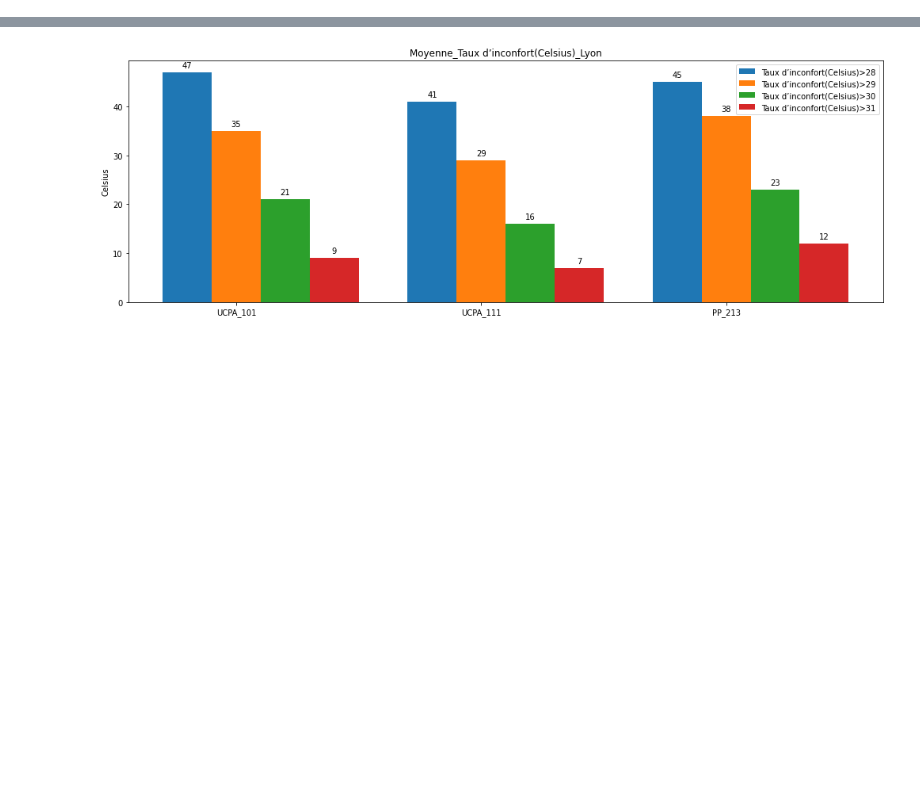
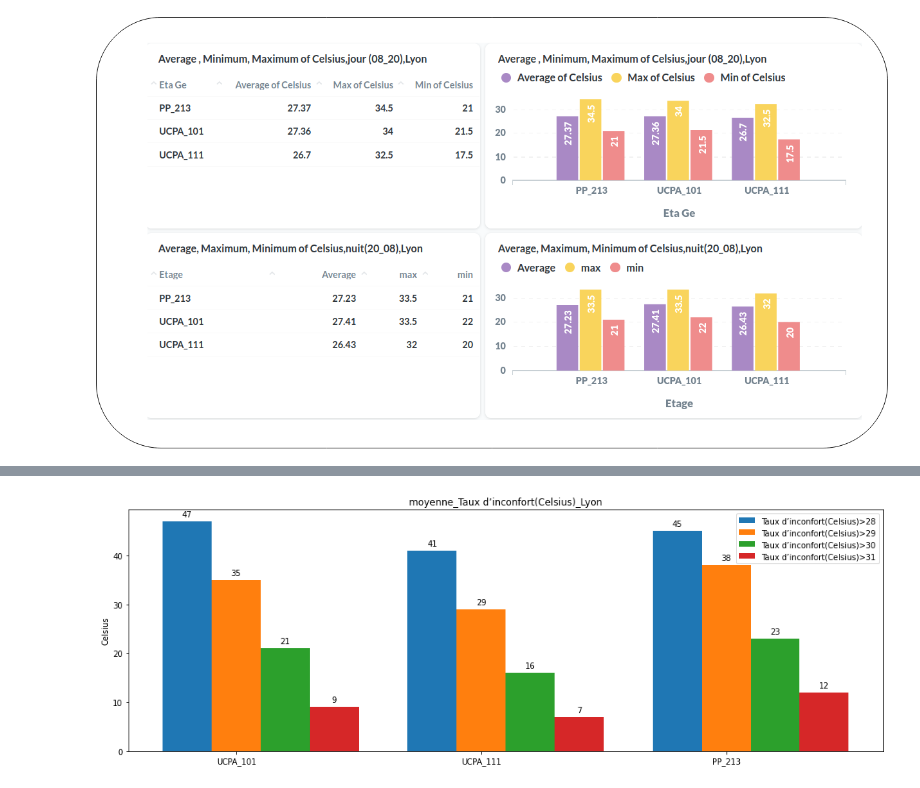
Before and after one commit to asmaa80/notebook, a Jupyter notebook: Taux_(lyon_grenoble_grenoble(ete)).ipynb, the cells around one changed output, grey strips where cells are left out. Drawn from its saved outputs; the diff is of its cells as text; code cells hidden in the pictures; blank space fills up the shorter version.

```diff
--- a/Taux_(lyon_grenoble_grenoble(ete)).ipynb
+++ b/Taux_(lyon_grenoble_grenoble(ete)).ipynb
@@ -0,0 +7,5 @@
+# %%
+'Moyenne, minimum, maximum de degrés Celsius, jour (08_20), Lyon '
+'Moyenne, Maximum, Minimum de Celsius, nuit (20_08), Lyon'
+# %% [output]
+[figure, added]
```
Also changed, not shown: parts of 13 cells of this notebook.
